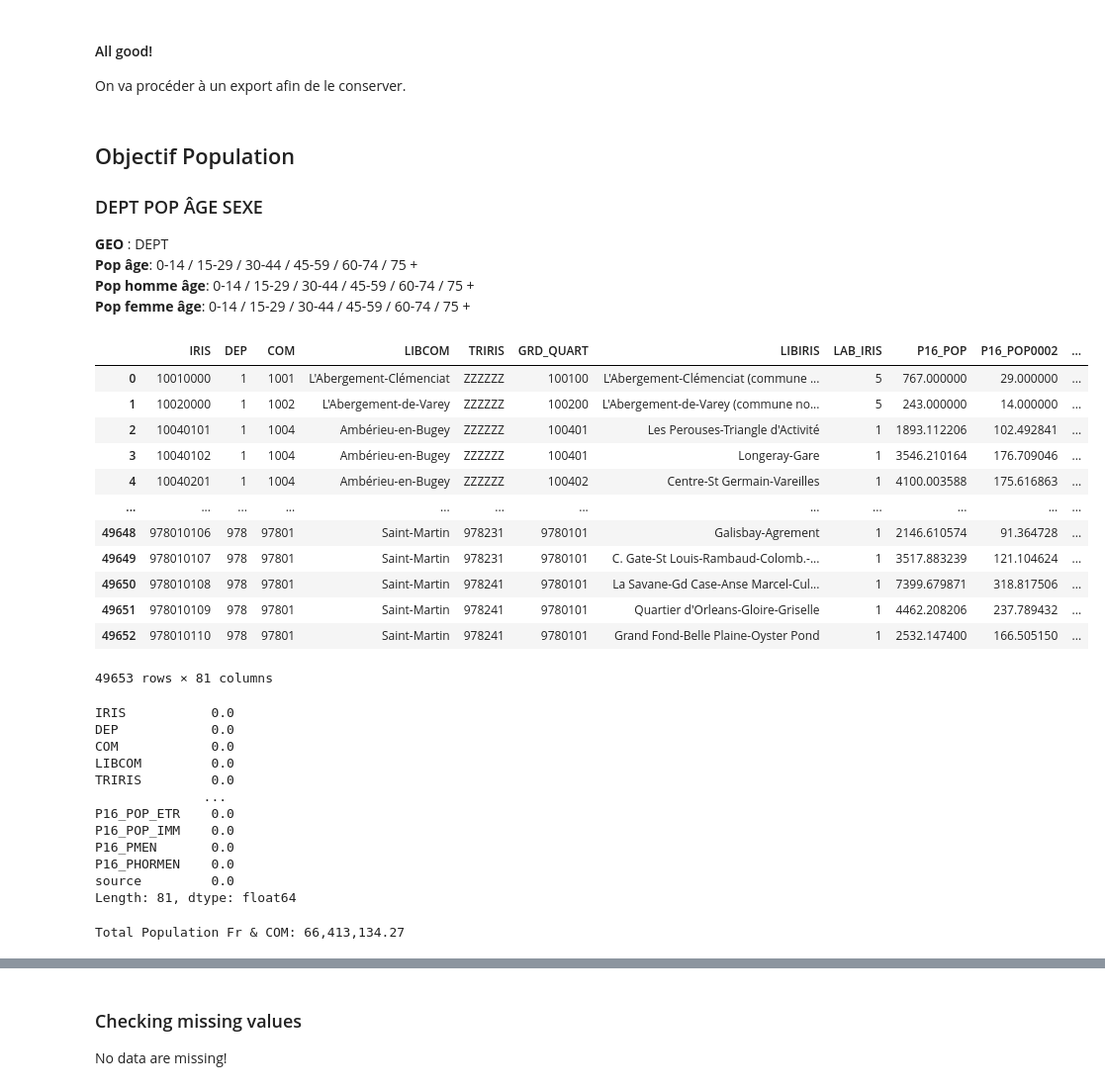
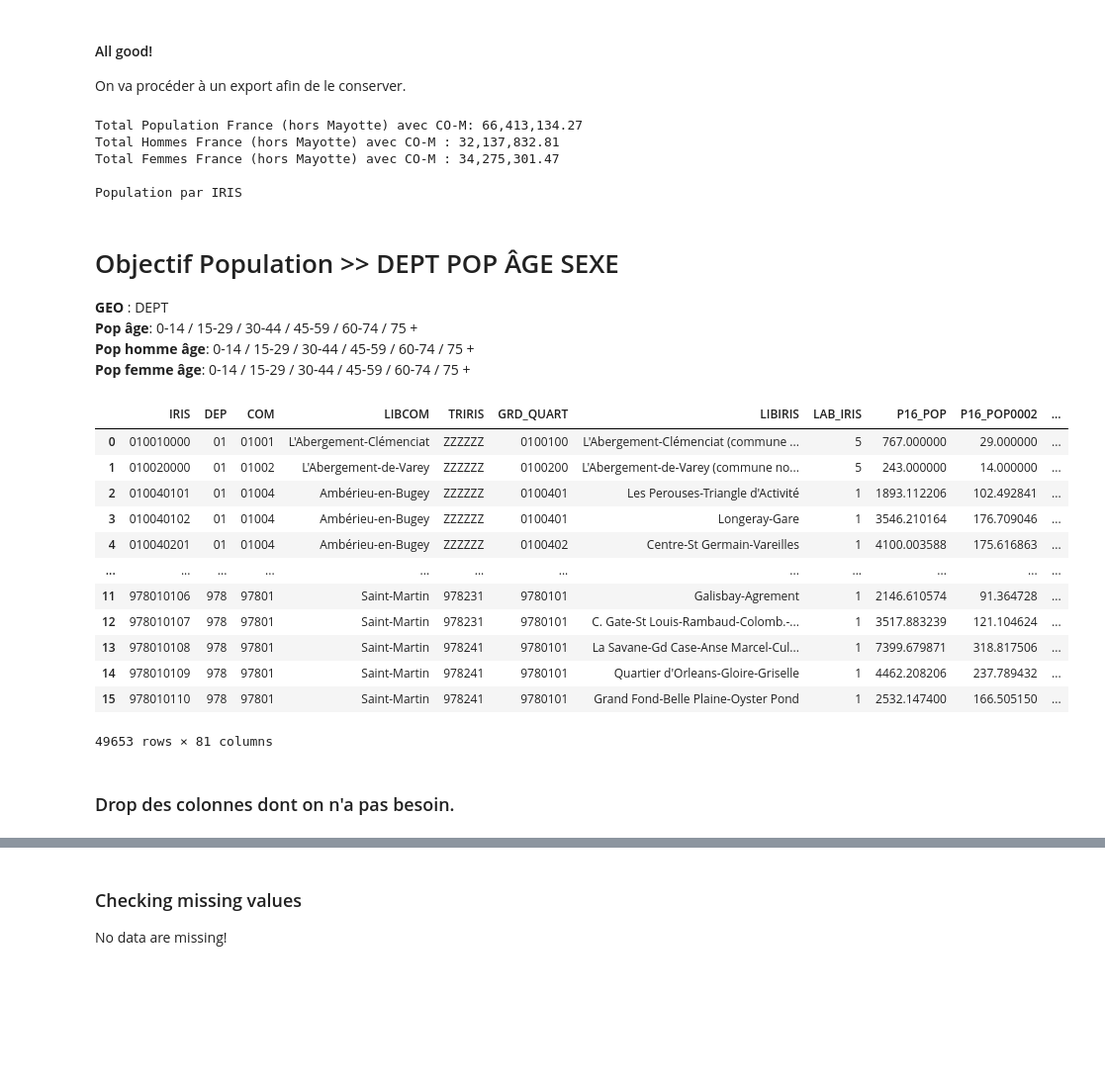
Before and after one commit to EpidIA-org/AI_epidemiology, a Jupyter notebook: data/DATA - Population IRIS to DEPT.ipynb, the cells around one changed output, grey strips where cells are left out. Shown: that part at 99% size. Drawn from its saved outputs; the diff is of its cells as text; code cells hidden in the pictures; blank space fills up the shorter version.

```diff
--- a/data/DATA - Population IRIS to DEPT.ipynb
+++ b/data/DATA - Population IRIS to DEPT.ipynb
@@ -96,47 +100,40 @@ popglobIR.to_csv('IRIS_population/IRIS_population_Fr_CollOM.csv', index=False)
+# %%
+print("\nTotal Population France (hors Mayotte) avec CO-M:", "{:,.2f}".format(popglobIR['P16_POP'].sum()),
+      "\nTotal Hommes France (hors Mayotte) avec CO-M :", "{:,.2f}".format(popglobIR['P16_POPH'].sum()),
+      "\nTotal Femmes France (hors Mayotte) avec CO-M :", "{:,.2f}".format(popglobIR['P16_POPF'].sum()),
+      "\n\nPopulation par IRIS")
+# %% [output]
+Total Population France (hors Mayotte) avec CO-M: 66,413,134.27
+Total Hommes France (hors Mayotte) avec CO-M : 32,137,832.81
+Total Femmes France (hors Mayotte) avec CO-M : 34,275,301.47
+
+Population par IRIS
 # %% [markdown]
-## Objectif Population
-
-### DEPT POP ÂGE SEXE
+# Objectif Population >> DEPT POP ÂGE SEXE
 **GEO** : DEPT<br>
 **Pop âge**: 0-14 / 15-29 / 30-44 / 45-59 / 60-74 / 75 +<br>
 **Pop homme âge**: 0-14 / 15-29 / 30-44 / 45-59 / 60-74 / 75 +<br>
 **Pop femme âge**: 0-14 / 15-29 / 30-44 / 45-59 / 60-74 / 75 +<br>
 # %%
-dataIR = pd.read_csv('IRIS_population/IRIS_population_Fr_CollOM.csv')
+# dataIR = pd.read_csv('IRIS_population/IRIS_population_Fr_CollOM.csv')
+dataIR = popglobIR
 dataIR
 # %% [output]
 |  | IRIS | DEP | COM | LIBCOM | TRIRIS | GRD_QUART | LIBIRIS | LAB_IRIS | P16_POP | P16_POP0002 | ... |
-| 0 | 10010000 | 1 | 1001 | L'Abergement-Clémenciat | ZZZZZZ | 100100 | L'Abergement-Clémenciat (commune ... | 5 | 767.000000 | 29.000000 | ... |
-| 1 | 10020000 | 1 | 1002 | L'Abergement-de-Varey | ZZZZZZ | 100200 | L'Abergement-de-Varey (commune no... | 5 | 243.000000 | 14.000000 | ... |
-| 2 | 10040101 | 1 | 1004 | Ambérieu-en-Bugey | ZZZZZZ | 100401 | Les Perouses-Triangle d'Activité | 1 | 1893.112206 | 102.492841 | ... |
-| 3 | 10040102 | 1 | 1004 | Ambérieu-en-Bugey | ZZZZZZ | 100401 | Longeray-Gare | 1 | 3546.210164 | 176.709046 | ... |
-| 4 | 10040201 | 1 | 1004 | Ambérieu-en-Bugey | ZZZZZZ | 100402 | Centre-St Germain-Vareilles | 1 | 4100.003588 | 175.616863 | ... |
+| 0 | 010010000 | 01 | 01001 | L'Abergement-Clémenciat | ZZZZZZ | 0100100 | L'Abergement-Clémenciat (commune ... | 5 | 767.000000 | 29.000000 | ... |
+| 1 | 010020000 | 01 | 01002 | L'Abergement-de-Varey | ZZZZZZ | 0100200 | L'Abergement-de-Varey (commune no... | 5 | 243.000000 | 14.000000 | ... |
+| 2 | 010040101 | 01 | 01004 | Ambérieu-en-Bugey | ZZZZZZ | 0100401 | Les Perouses-Triangle d'Activité | 1 | 1893.112206 | 102.492841 | ... |
+| 3 | 010040102 | 01 | 01004 | Ambérieu-en-Bugey | ZZZZZZ | 0100401 | Longeray-Gare | 1 | 3546.210164 | 176.709046 | ... |
+| 4 | 010040201 | 01 | 01004 | Ambérieu-en-Bugey | ZZZZZZ | 0100402 | Centre-St Germain-Vareilles | 1 | 4100.003588 | 175.616863 | ... |
 | ... | ... | ... | ... | ... | ... | ... | ... | ... | ... | ... | ... |
-| 49648 | 978010106 | 978 | 97801 | Saint-Martin | 978231 | 9780101 | Galisbay-Agrement | 1 | 2146.610574 | 91.364728 | ... |
-| 49649 | 978010107 | 978 | 97801 | Saint-Martin | 978231 | 9780101 | C. Gate-St Louis-Rambaud-Colomb.-... | 1 | 3517.883239 | 121.104624 | ... |
-| 49650 | 978010108 | 978 | 97801 | Saint-Martin | 978241 | 9780101 | La Savane-Gd Case-Anse Marcel-Cul... | 1 | 7399.679871 | 318.817506 | ... |
-| 49651 | 978010109 | 978 | 97801 | Saint-Martin | 978241 | 9780101 | Quartier d'Orleans-Gloire-Griselle | 1 | 4462.208206 | 237.789432 | ... |
-| 49652 | 978010110 | 978 | 97801 | Saint-Martin | 978241 | 9780101 | Grand Fond-Belle Plaine-Oyster Pond | 1 | 2532.147400 | 166.505150 | ... |
+| 11 | 978010106 | 978 | 97801 | Saint-Martin | 978231 | 9780101 | Galisbay-Agrement | 1 | 2146.610574 | 91.364728 | ... |
+| 12 | 978010107 | 978 | 97801 | Saint-Martin | 978231 | 9780101 | C. Gate-St Louis-Rambaud-Colomb.-... | 1 | 3517.883239 | 121.104624 | ... |
+| 13 | 978010108 | 978 | 97801 | Saint-Martin | 978241 | 9780101 | La Savane-Gd Case-Anse Marcel-Cul... | 1 | 7399.679871 | 318.817506 | ... |
+| 14 | 978010109 | 978 | 97801 | Saint-Martin | 978241 | 9780101 | Quartier d'Orleans-Gloire-Griselle | 1 | 4462.208206 | 237.789432 | ... |
+| 15 | 978010110 | 978 | 97801 | Saint-Martin | 978241 | 9780101 | Grand Fond-Belle Plaine-Oyster Pond | 1 | 2532.147400 | 166.505150 | ... |
 49653 rows × 81 columns
 # %%
-dataIR.isnull().sum()/len(dataIR)*100
+# dataIR.isnull().sum()/len(dataIR)*100
-# %% [output]
-IRIS           0.0
-DEP            0.0
-COM            0.0
-LIBCOM         0.0
-TRIRIS         0.0
-              ...
-P16_POP_ETR    0.0
-P16_POP_IMM    0.0
-P16_PMEN       0.0
-P16_PHORMEN    0.0
-source         0.0
-Length: 81, dtype: float64
-# %%
-print("Total Population Fr & COM:","{:,.2f}".format(dataIR['P16_POP'].sum()))
-# %% [output]
-Total Population Fr & COM: 66,413,134.27
 # %%
 dataIR_base = dataIR[['IRIS', 'DEP', 'COM','LIBCOM', 'GRD_QUART', 'LIBIRIS', 'TRIRIS', 'LAB_IRIS', 'P16_POP', 'P16_POP0002', 'P16_POP0305',
                  'P16_POP0610', 'P16_POP1117', 'P16_POP1824', 'P16_POP2539', 'P16_POP4054', 'P16_POP5564',
@@ -146,6 +143,8 @@ dataIR_base = dataIR[['IRIS', 'DEP', 'COM','LIBCOM', 'GRD_QUART', 'LIBIRIS', 'TR
                  'C16_H15P_CS8', 'C16_F15P', 'C16_F15P_CS1', 'C16_F15P_CS2', 'C16_F15P_CS3', 'C16_F15P_CS4',
                  'C16_F15P_CS5', 'C16_F15P_CS6', 'C16_F15P_CS7', 'C16_F15P_CS8', 'P16_POP_FR', 'P16_POP_ETR', 'P16_POP_IMM',
                  'P16_PMEN', 'P16_PHORMEN']]
+# %% [markdown]
+### Drop des colonnes dont on n'a pas besoin.
 # %%
 dataIR_new = dataIR.drop(columns=['IRIS','COM', 'LIBCOM', 'GRD_QUART', 'LIBIRIS','TRIRIS', 'LAB_IRIS', 'P16_POP0002', 'P16_POP0305',
                                   'P16_POP0610', 'P16_POP1117', 'P16_POP1824', 'P16_POP2539', 'P16_POP4054', 'P16_POP5564',
```
Also changed, not shown: parts of 21 cells of this notebook, 5 other files.
